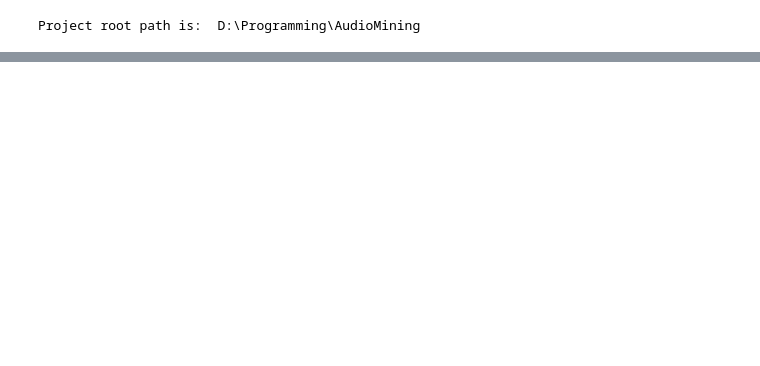
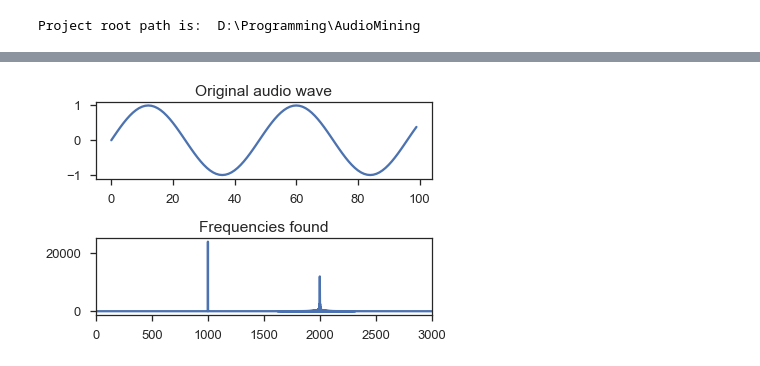
Before and after one commit to MariusDgr/AudioMining, a Jupyter notebook: notebooks/exploratory/Simple_Mix.ipynb, the cells around one changed output, grey strips where cells are left out. Cells and saved outputs as stored; diff of their text form; code cells hidden in the pictures; blank space fills up the shorter version.

```diff
--- a/notebooks/exploratory/Simple_Mix.ipynb
+++ b/notebooks/exploratory/Simple_Mix.ipynb
@@ -127,3 +134,35 @@ NameError: name 'sampling_rateb' is not defined
+# %%
+# if dealing with time
+def FFT(t, y):
+    n = len(t)
+    Δ = (max(t) - min(t)) / (n-1)
+    k = int(n/2)
+    f = np.arange(k) / (n*Δ)
+    Y = abs(np.fft.fft(y))[:k]
+    return (f, Y)
+
+# if already have the sampling rate
+def FFT_sr(sr, y):
+    n = len(y)
+    k = int(n/2)
+    f = np.arange(k) / (n/sr)
+    Y = abs(np.fft.fft(y))[:k]
+    return (f, Y)
+# %%
+(f, Y) = FFT_sr(sampling_rate, mixed_signal)
+
+# Plot part of signal and fft
+plt.subplot(2,1,1)
+plt.plot(mixed_signal[:100])
+plt.title("Original audio wave")
+plt.subplot(2,1,2)
+plt.plot(f, Y)
+plt.title("Frequencies found")
+plt.xlim(0,3000)
+plt.tight_layout(pad=1.0)
+plt.show()
+# %% [output]
+[figure, added]
 # %%
 # test saving
 nframes=num_samples
```
Also changed, not shown: parts of 8 cells of this notebook.
